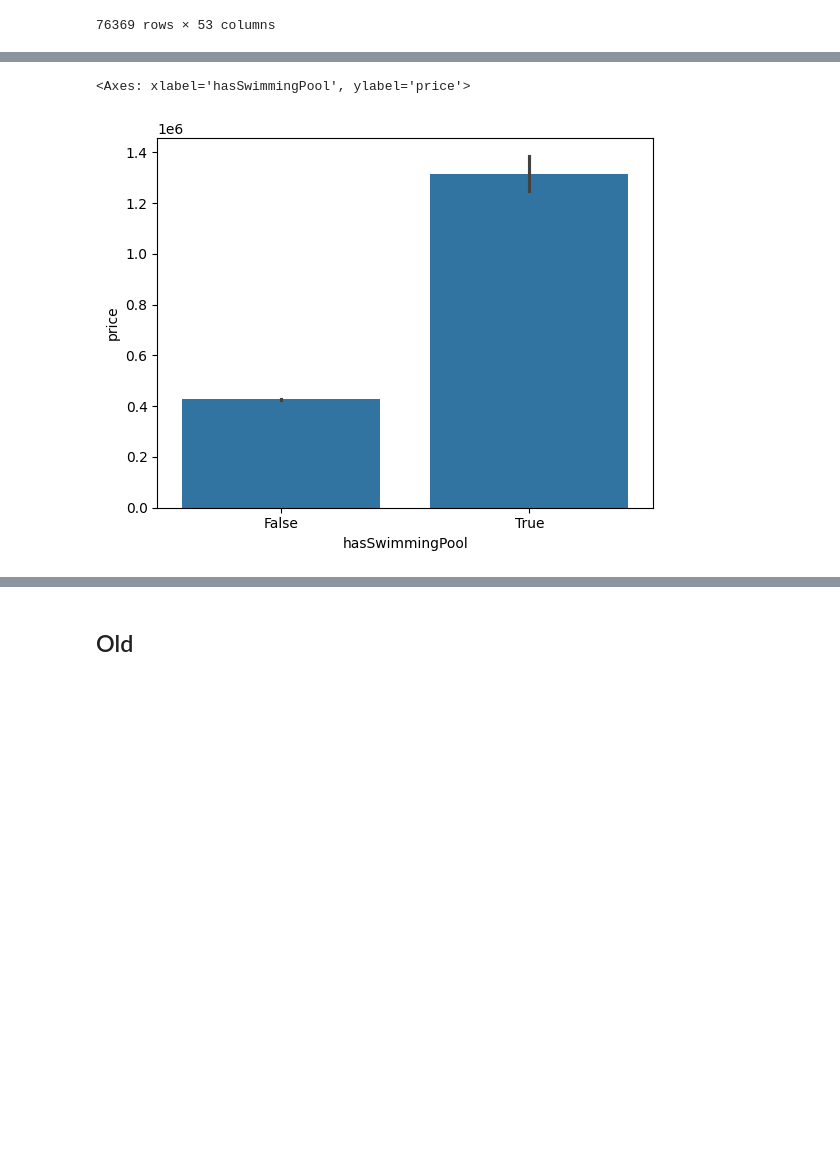
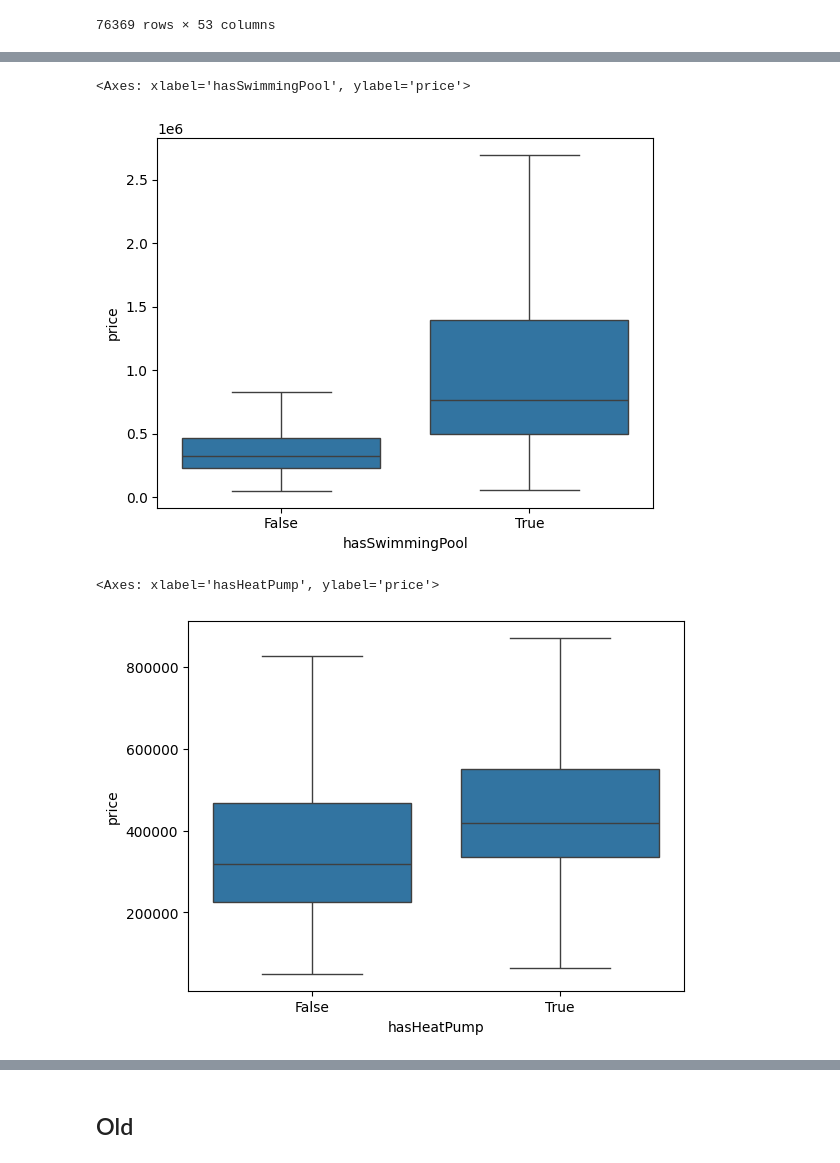
Before and after one commit to hermstefanny/immo-eliza-analysis, a Jupyter notebook: cleaning_notebook.ipynb, the cells around one changed output, grey strips where cells are left out. Cells and saved outputs as stored; diff of their text form; code cells hidden in the pictures; blank space fills up the shorter version.

```diff
--- a/cleaning_notebook.ipynb
+++ b/cleaning_notebook.ipynb
@@ -154,6 +246,11 @@ True     1.313784e+06
 Name: price, dtype: float64
 # %%
-sns.barplot(data = df_wo_null_price, x = 'hasSwimmingPool', y = 'price' )
+sns.boxplot(data = df_wo_null_price, x = 'hasSwimmingPool', y = 'price', showfliers=False )
 # %% [output]
 <Axes: xlabel='hasSwimmingPool', ylabel='price'>
-[figure, old version]
+[figure, new version]
+# %%
+sns.boxplot(data = df_wo_null_price, x = 'hasHeatPump', y = 'price',  showfliers=False )
+# %% [output]
+<Axes: xlabel='hasHeatPump', ylabel='price'>
+[figure, added]
```
Also changed, not shown: parts of 50 cells of this notebook, 1 other file.
